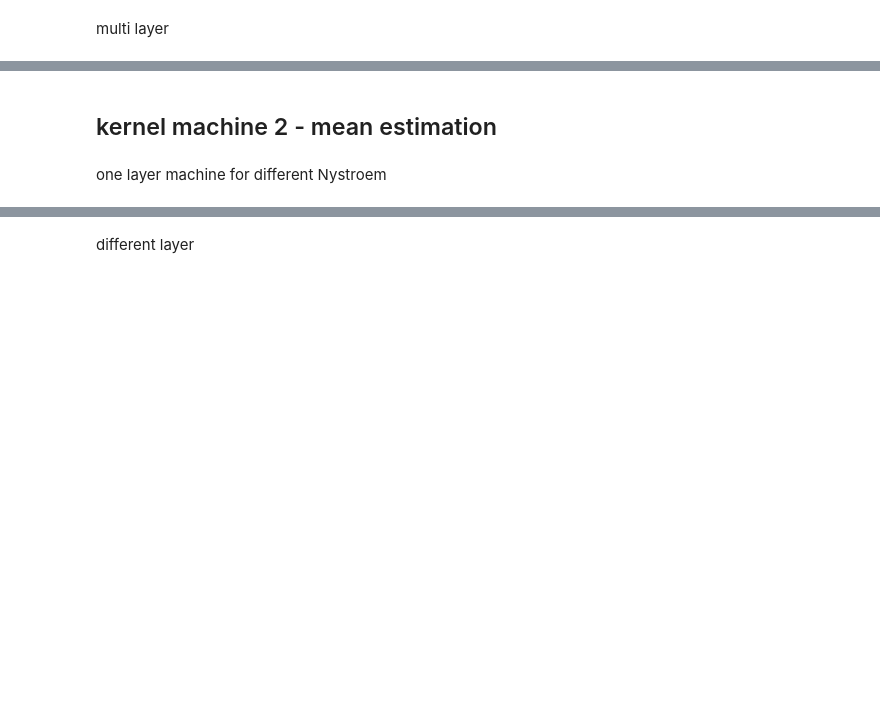
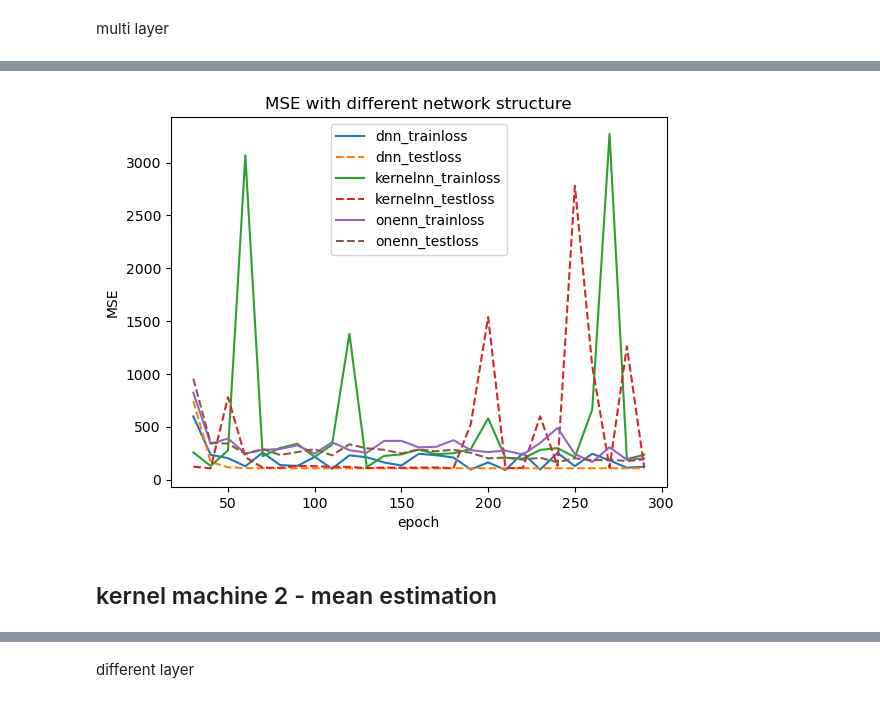
Before and after one commit to ZZZhyEva/Multi-layer-Kernel-Machine, a Jupyter notebook: experiment.ipynb, the cells around one changed output, grey strips where cells are left out. Drawn from its saved outputs; the diff is of its cells as text; code cells hidden in the pictures; blank space fills up the shorter version.

```diff
--- a/experiment.ipynb
+++ b/experiment.ipynb
@@ -315,10 +398,13 @@ net = KernelNet()
 net = net.to(device)
 print(net)
 criterion=nn.MSELoss()
-optimizer=optim.SGD(net.parameters(),lr=0.001,momentum=0.5) #optim.Adam(...)
+optimizer=optim.SGD(net.parameters(),lr=0.001,momentum=0.8) #optim.Adam(...)
 
 loss=[]
-for epoch in range(100):
+kernelnn_trainloss=[]
+kernelnn_testloss=[]
+
+for epoch in range(300):
     for x, y in train_loader: #for batch, (x, y) in enumerate(train_loader):
         x, y = x.to(device), y.to(device)
         # Compute prediction error
@@ -337,19 +423,14 @@ for epoch in range(100):
             y_test_pred = torch.squeeze(y_test_pred)
 
             test_loss = criterion(y_test_pred,y)
-            print(f'''epoch {epoch}
-                Train set - loss: {train_loss}
-                Test  set - loss: {test_loss}
-                ''')
-            break
-    if epoch>2 and loss[epoch]>loss[epoch-1]: #Tuning
-        train_loss = criterion(y_pred, y)
-        test_loss = criterion(y_test_pred,y)
         print(f'''epoch {epoch}
-                Train set - loss: {train_loss}
-                Test  set - loss: {test_loss}
-                ''')
-        break
+            Train set - loss: {train_loss}
+            Test  set - loss: {test_loss}
+            ''')
+        kernelnn_trainloss.append(float(train_loss))
+        kernelnn_testloss.append(float(test_loss))
+
+
 dnn_fit = time.time() - t0
 print("KernelNet complexity and model fitted in %.3f s" % dnn_fit)
 # %% [output]
@@ -373,4 +454,18 @@ KernelNet complexity and model fitted in 4.815 s
+# %%
+a=np.linspace(3,29,27)
+epochset = [int(item*10) for item in a]
+plt.plot(epochset,dnn_trainloss[3:])
+plt.plot(epochset,dnn_testloss[3:],linestyle='dashed')
+plt.plot(epochset,kernelnn_trainloss[3:])
+plt.plot(epochset,kernelnn_testloss[3:],linestyle='dashed')
+plt.plot(epochset,onenn_trainloss[3:])
+plt.plot(epochset,onenn_testloss[3:],linestyle='dashed')
+plt.legend(["dnn_trainloss","dnn_testloss","kernelnn_trainloss","kernelnn_testloss","onenn_trainloss","onenn_testloss"])
+plt.xlabel("epoch")
+plt.ylabel("MSE")
+plt.title("MSE with different network structure")
+plt.show()
+# %% [output]
+[figure, added]
 # %% [markdown]
 ## kernel machine 2 - mean estimation
-# %% [markdown]
-one layer machine for different Nystroem
```
Also changed, not shown: parts of 9 cells of this notebook.
